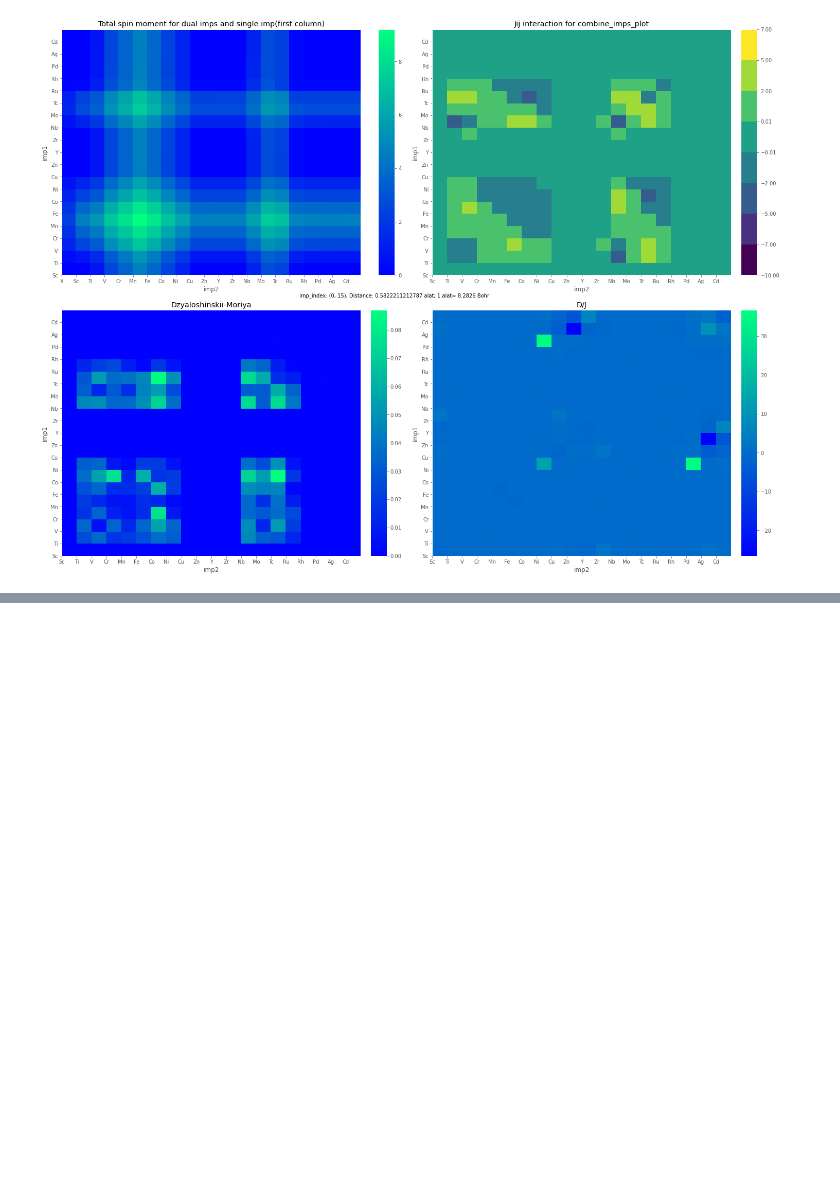
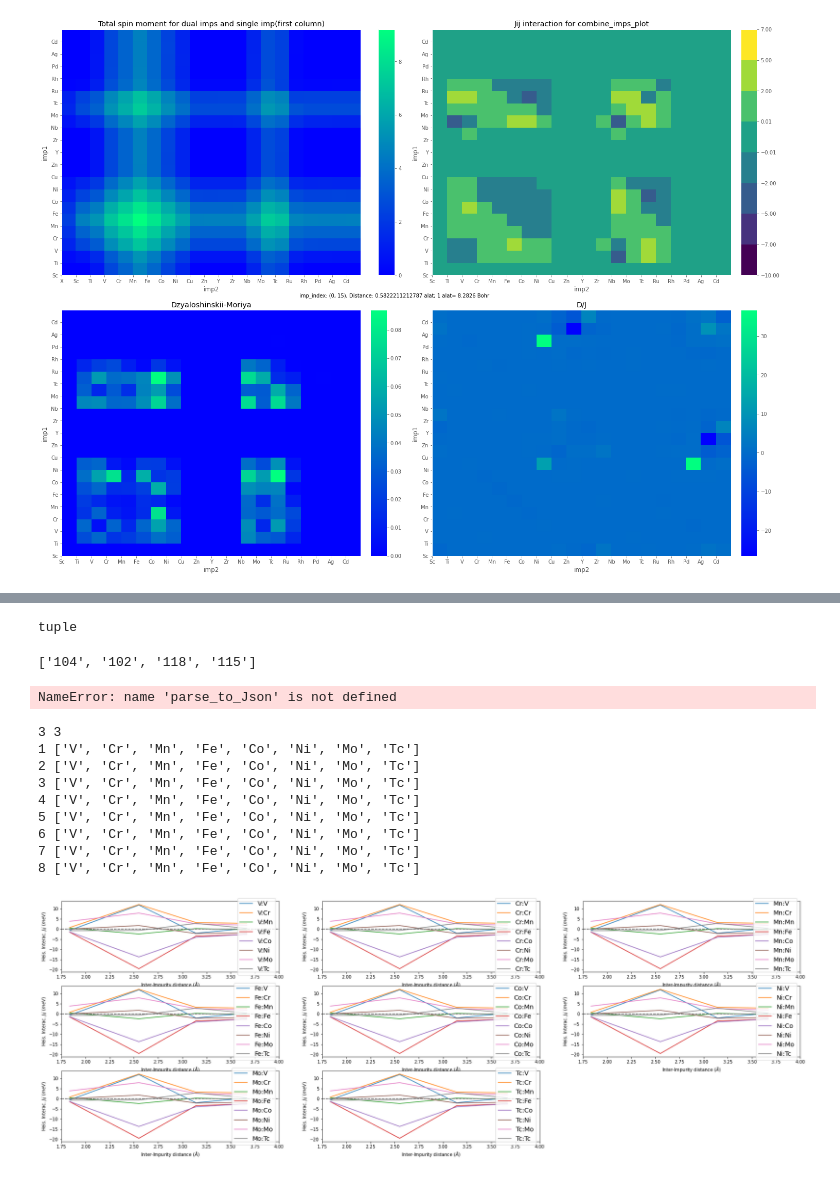
Before and after one commit to RubelMozumder/aiida_daily_work, a Jupyter notebook: Daily_Work_bin/plot_combine_imps.ipynb, the cells around one changed output, grey strips where cells are left out. Cells and saved outputs as stored; diff of their text form; code cells hidden in the pictures; blank space fills up the shorter version.

Commit message:
continue

```diff
--- a/Daily_Work_bin/plot_combine_imps.ipynb
+++ b/Daily_Work_bin/plot_combine_imps.ipynb
@@ -749,0 +954,80 @@ plt.show()
+# %%
+#### To collect data from all dimar group
+
+#group_to_Jij_data_and_some_info_dict = collect_Jij_data()
+ll = list(group_to_Jij_data_and_some_info_dict.keys())
+type(group_to_Jij_data_and_some_info_dict[ll[0]])
+# %% [output]
+tuple
+# %%
+ll
+# %% [output]
+['104', '102', '118', '115']
+# %%
+#### To extract data in json fomate for ploting jij_vs_dist
+plot_data = parse_to_Json(['Fe', 'Co', 'Ni', 'V', 'Cr', 'Mn', 'Mo', 'Tc'], group_to_Jij_data_and_some_info_dict)
+#plot_data
+# %% [output]
+NameError: name 'parse_to_Json' is not defined
+# %%
+import seaborn as sns
+import matplotlib.pyplot as plt
+import matplotlib as m
+
+number_of_plot = 8
+
+plt.figure(figsize=(30,10))
+row, col = (3, 3)
+print(row, col)
+
+tot_plot_num = len(plot_data)
+number_of_plot = tot_plot_num
+figure_index = 0
+
+# distance unit to Angstom
+dis_unit = 8.2826*0.529
+
+for fig_cor_row in range(row):
+    for fig_cor_col in range(col):
+        figure_index += 1
+        if (figure_index > number_of_plot) or (figure_index > tot_plot_num):
+            continue
+        imp1_data = plot_data[figure_index-1]
+
+        sImp1 = imp1_data['imp1']
+        sImp2_list = list(imp1_data['imp2'].keys())
+
+        if (figure_index > number_of_plot) or (figure_index > tot_plot_num):
+                continue
+
+        print(figure_index , sImp2_list)
+
+        plt.subplot(row, col, figure_index)
+
+        for sImp2 in sImp2_list:
+
+            x = imp1_data['imp2'][sImp2]['dist']
+            y = imp1_data['imp2'][sImp2]['jij']
+            orderd_x = x
+            orderd_x.sort()
+            y = [y[x.index(value)] for value in orderd_x ]
+            x = np.array(orderd_x)*dis_unit
+            label= sImp1 + ':' + sImp2
+
+            plt.plot(x, y, label= label)
+            plt.xlabel('Inter-Impurity distance ($\AA$)')
+            plt.ylabel('Heis. Interac. $J_ij$ ($meV$)')
+            plt.axhline(0, ls='--', color='grey')
+            plt.xlim(1.75, 4)
+            plt.legend(fontsize='x-large', loc=5)
+# %% [output]
+3 3
+1 ['V', 'Cr', 'Mn', 'Fe', 'Co', 'Ni', 'Mo', 'Tc']
+2 ['V', 'Cr', 'Mn', 'Fe', 'Co', 'Ni', 'Mo', 'Tc']
+3 ['V', 'Cr', 'Mn', 'Fe', 'Co', 'Ni', 'Mo', 'Tc']
+4 ['V', 'Cr', 'Mn', 'Fe', 'Co', 'Ni', 'Mo', 'Tc']
+5 ['V', 'Cr', 'Mn', 'Fe', 'Co', 'Ni', 'Mo', 'Tc']
+6 ['V', 'Cr', 'Mn', 'Fe', 'Co', 'Ni', 'Mo', 'Tc']
+7 ['V', 'Cr', 'Mn', 'Fe', 'Co', 'Ni', 'Mo', 'Tc']
+8 ['V', 'Cr', 'Mn', 'Fe', 'Co', 'Ni', 'Mo', 'Tc']
+[figure, added]
```
Also changed, not shown: parts of 14 cells of this notebook, 8 other files.
